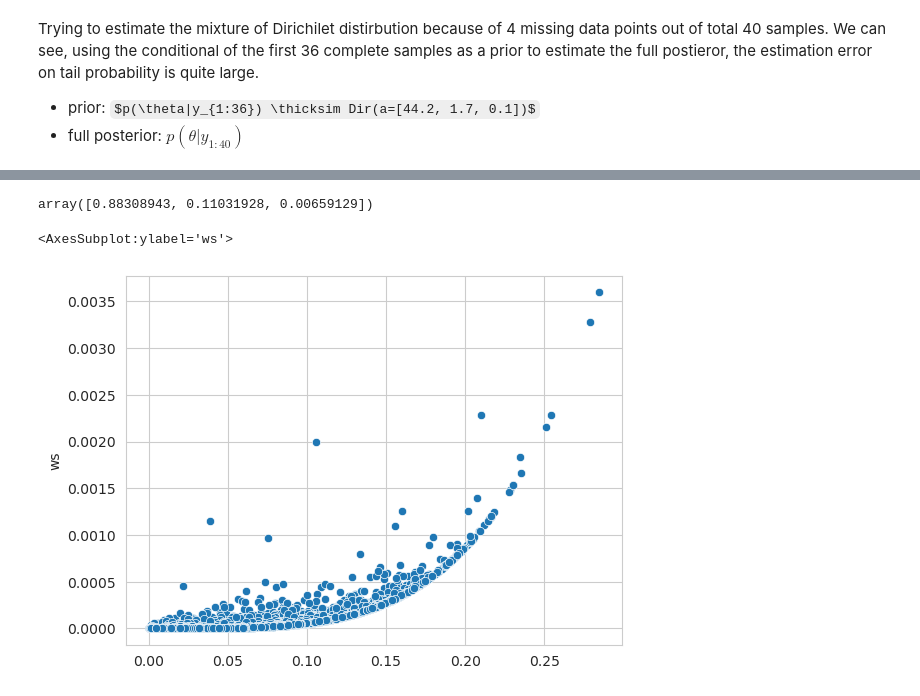
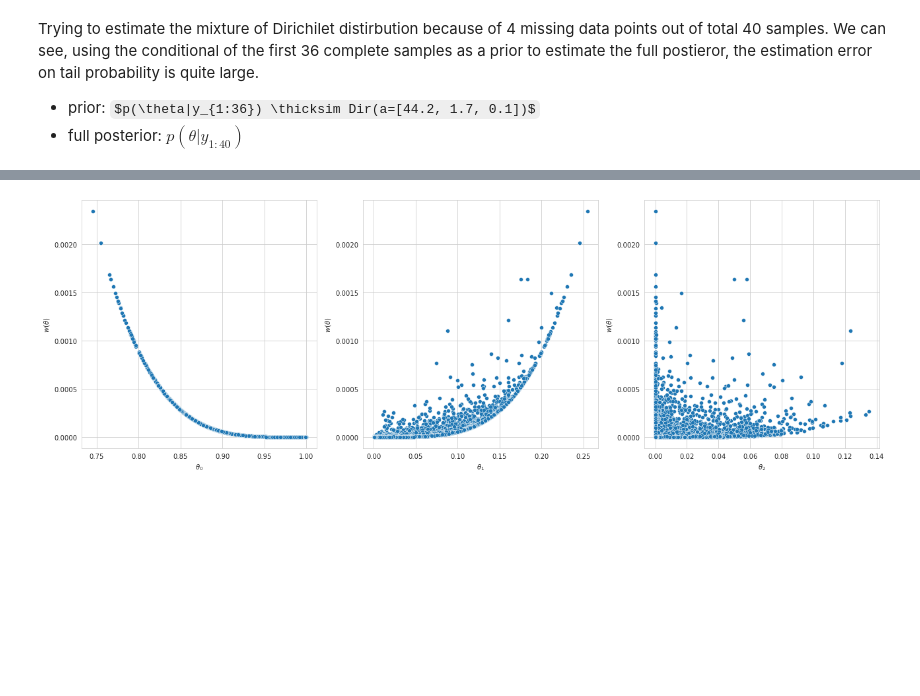
Before and after one commit to WHITSNAK/sta831-sp23, a Jupyter notebook: ch4/hw5 - 2.ipynb, the cells around one changed output, grey strips where cells are left out. Saved outputs shown, nothing was run; the diff lists cells and outputs as text; code cells hidden in the pictures; some formulas as TeX source; blank space fills up the shorter version.

```diff
--- a/ch4/hw5 - 2.ipynb
+++ b/ch4/hw5 - 2.ipynb
@@ -59,9 +59,12 @@ array([0.88308943, 0.11031928, 0.00659129])
-# %%
-(iws.ws.values.reshape(-1, 1) * θs).sum(0)
-# %% [output]
-array([0.88308943, 0.11031928, 0.00659129])
-# %%
-sns.scatterplot(x=θs[:,1], y=iws.ws)
-# %% [output]
-<AxesSubplot:ylabel='ws'>
-[figure, removed]
+# %%
+fig, ax = plt.subplots(ncols=3, figsize=(18, 6))
+
+for i in range(3):
+    sns.scatterplot(x=θs[:,i], y=iws.ws, ax=ax[i])
+    ax[i].set_xlabel(f'$\\theta_{i}$')
+    ax[i].set_ylabel(f'$w(\\theta)$')
+
+fig.tight_layout()
+fig.show()
+# %% [output]
+[figure, added]
```
Also changed, not shown: parts of 2 cells of this notebook, 2 other files.
